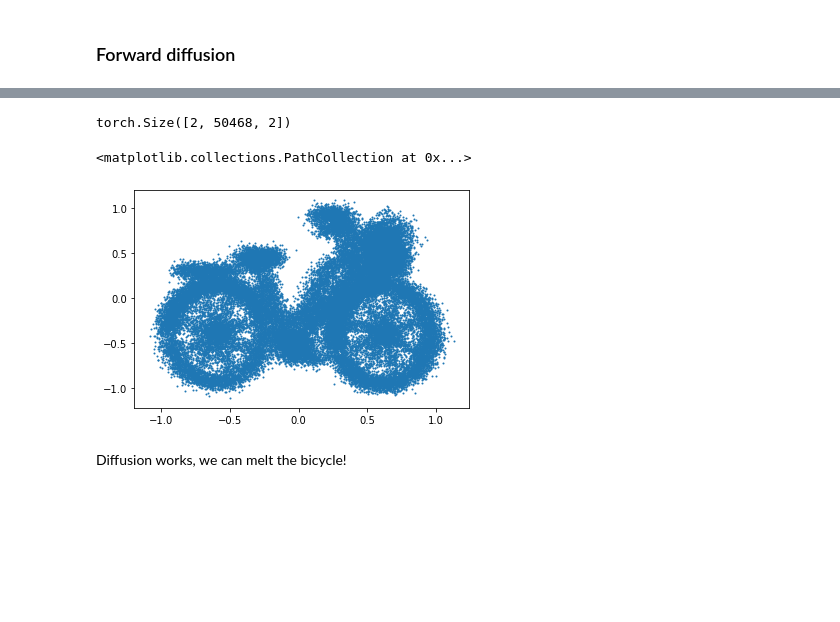
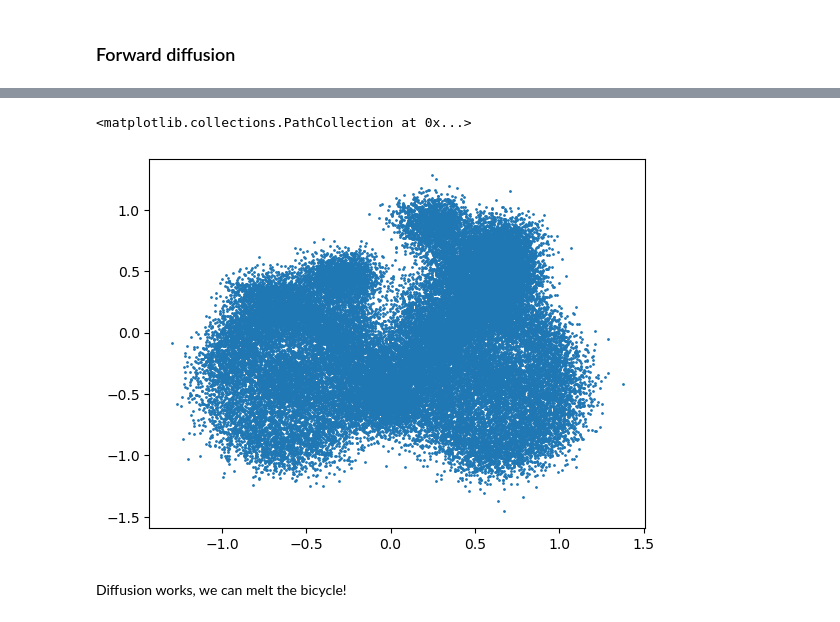
Before and after one commit to pweglik/image-processing, a Jupyter notebook: lab5.ipynb, the cells around one changed output, grey strips where cells are left out. Cells and saved outputs as stored; diff of their text form; code cells hidden in the pictures; blank space fills up the shorter version.

```diff
--- a/lab5.ipynb
+++ b/lab5.ipynb
@@ -61,24 +63,24 @@ for i in range(1, len(alfa_product)):
 
 beta = 1 - alfa
 # %%
-def diffusion(batch: torch.Tensor, alfa_product: torch.Tensor, t: int) -> torch.Tensor:
-    mean = torch.sqrt(alfa_product[t]) * batch
-    std = (1 - alfa_product[t]) * torch.ones(batch.shape)
+def diffusion(batch: torch.Tensor, alfa_product: torch.Tensor, t: torch.Tensor, noise: torch.Tensor=None) -> torch.Tensor:
+    mean = torch.sqrt(alfa_product[t]).unsqueeze(1) * batch
+    if noise==None:
+        std = torch.sqrt(1 - alfa_product[t]).unsqueeze(1) * torch.ones(batch.shape)
 
-    samples = torch.normal(mean, std)
+        samples = torch.normal(mean, std)
 
-    return samples
+        return samples
+    else:
+        std = torch.sqrt(1 - alfa_product[t]).unsqueeze(1) * noise
+
+        return mean + std
-# %%
-input = torch.rand([2, bicycle.shape[0], bicycle.shape[1]]) * 2 - 1
-input.shape
-# %% [output]
-torch.Size([2, 50468, 2])
 # %%
-diffused_bicycle = diffusion(bicycle, alfa_product, 200)
+diffused_bicycle = diffusion(bicycle, alfa_product, torch.linspace(0, 80, len(bicycle), dtype=torch.int))
 plt.scatter(diffused_bicycle[:, 0], diffused_bicycle[:, 1], s=1)
 # %% [output]
 <matplotlib.collections.PathCollection at 0x...>
-[figure, old version]
+[figure, new version]
 # %% [markdown]
 Diffusion works, we can melt the bicycle!
 # %% [markdown]
```
Also changed, not shown: parts of 10 cells of this notebook, 1 other file.
